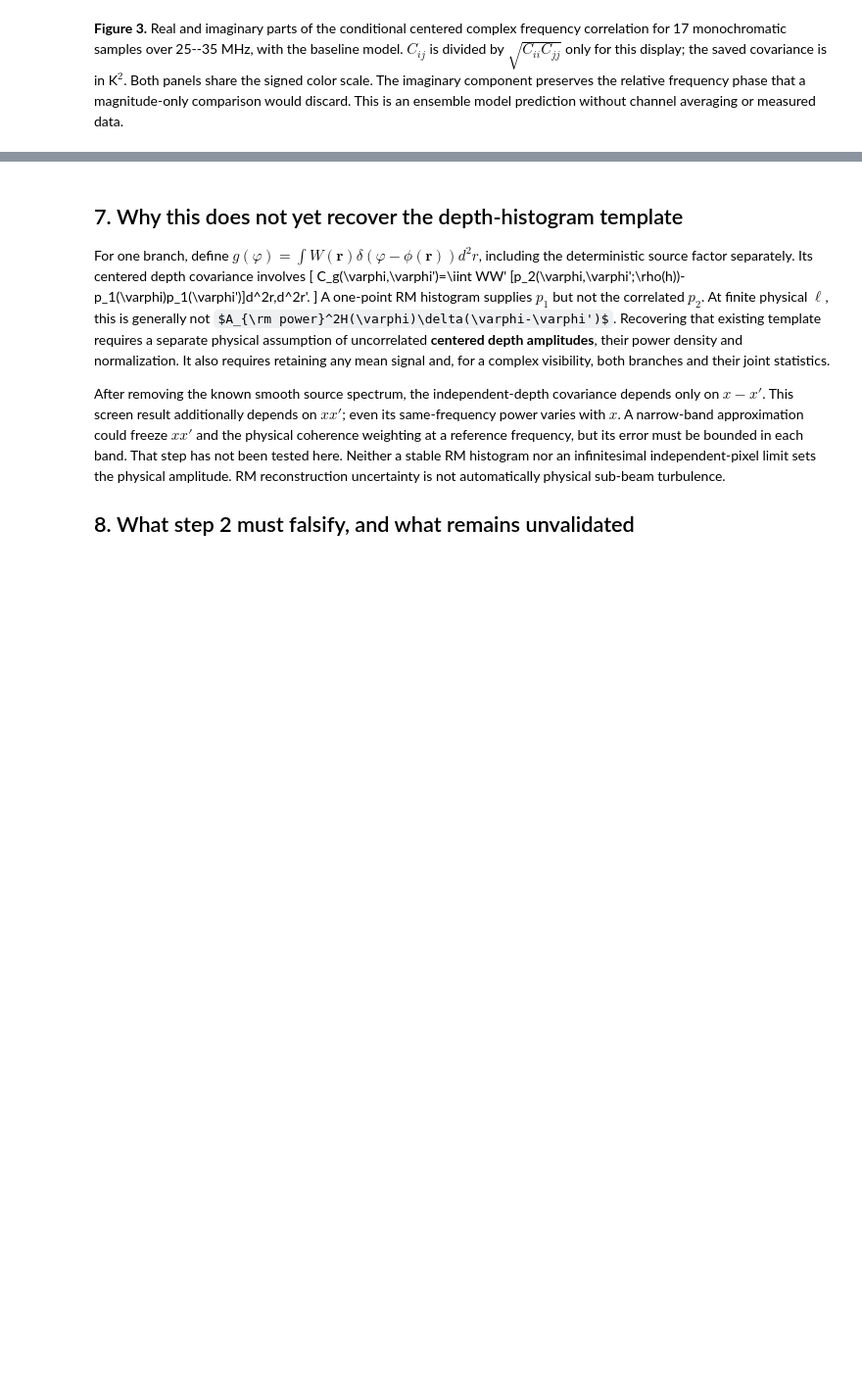
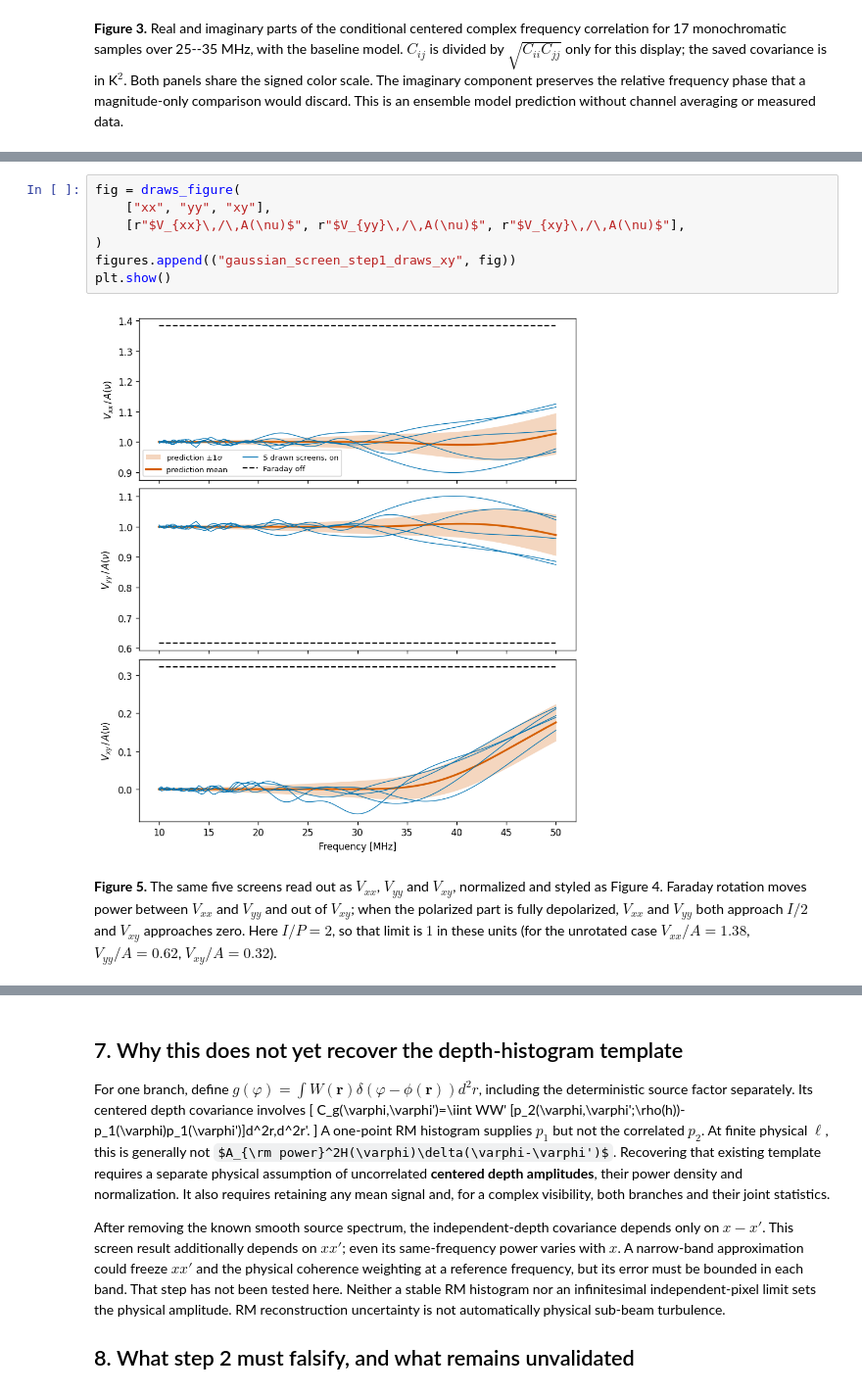
Before and after one commit to christianhbye/lusee_faraday, a Jupyter notebook: notebooks/gaussian_screen_step1.ipynb, the cells around one changed output, grey strips where cells are left out. Shown at 98% size. Saved outputs shown, nothing was run; the diff lists cells and outputs as text; some formulas as TeX source; blank space fills up the shorter version.

```diff
--- a/notebooks/gaussian_screen_step1.ipynb
+++ b/notebooks/gaussian_screen_step1.ipynb
@@ -740,0 +843,16 @@ prediction without channel averaging or measured data.
+# %%
+fig = draws_figure(
+    ["xx", "yy", "xy"],
+    [r"$V_{xx}\,/\,A(\nu)$", r"$V_{yy}\,/\,A(\nu)$", r"$V_{xy}\,/\,A(\nu)$"],
+)
+figures.append(("gaussian_screen_step1_draws_xy", fig))
+plt.show()
+# %% [output]
+[figure, added]
+# %% [markdown]
+**Figure 5.** The same five screens read out as $V_{xx}$, $V_{yy}$ and
+$V_{xy}$, normalized and styled as Figure 4. Faraday rotation moves power
+between $V_{xx}$ and $V_{yy}$ and out of $V_{xy}$; when the polarized part
+is fully depolarized, $V_{xx}$ and $V_{yy}$ both approach $I/2$ and $V_{xy}$
+approaches zero. Here $I/P=2$, so that limit is $1$ in these units
+(for the unrotated case $V_{xx}/A=1.38$, $V_{yy}/A=0.62$, $V_{xy}/A=0.32$).
```
Also changed, not shown: parts of 8 cells of this notebook, 5 other files.
